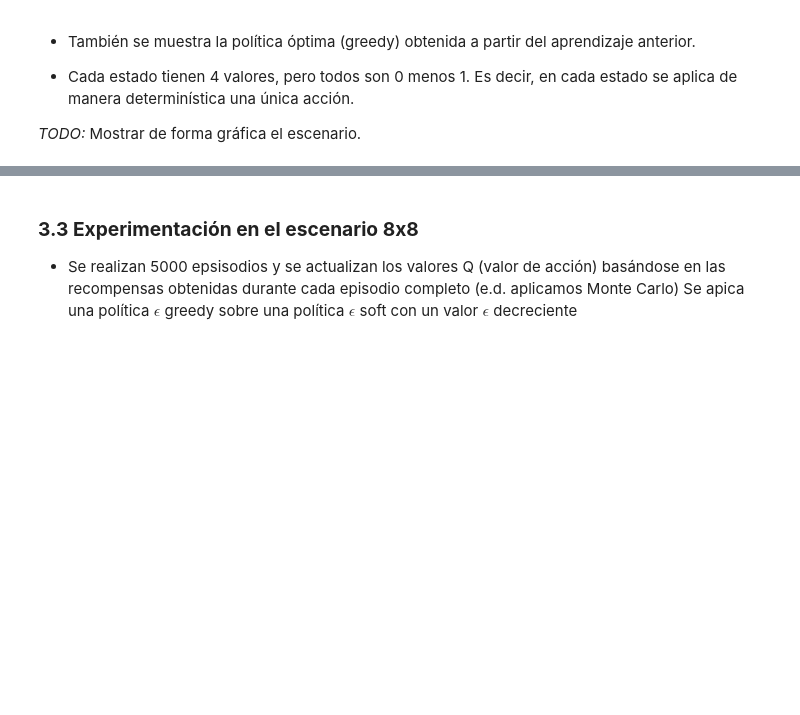
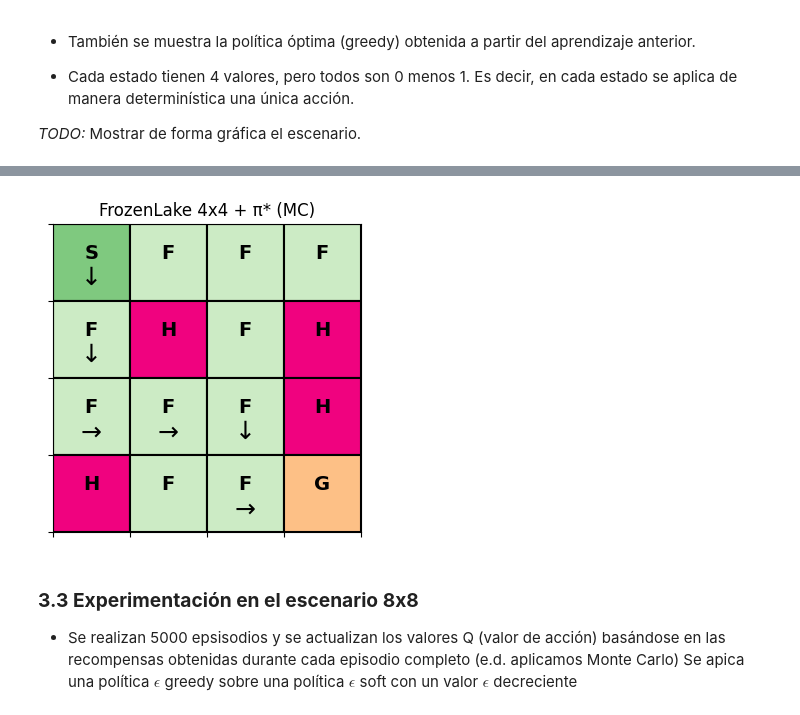
Before and after one commit to dac012/ValeraSanchezMontes-RL, a Jupyter notebook: parte2/MonteCarloTodasLasVisitas.ipynb, the cells around one changed output, grey strips where cells are left out. Drawn from its saved outputs; the diff is of its cells as text; code cells hidden in the pictures; blank space fills up the shorter version.

```diff
--- a/parte2/MonteCarloTodasLasVisitas.ipynb
+++ b/parte2/MonteCarloTodasLasVisitas.ipynb
@@ -433,6 +417,10 @@ SFFF
 FHFH
 FFFH
 HFFG
+# %%
+plot_frozenlake_map_with_pi_star(env4, pi, title="FrozenLake 4x4 + π* (MC)")
+# %% [output]
+[figure, added]
 # %% [markdown]
 ### **3.3 Experimentación en el escenario 8x8**
 
```
Also changed, not shown: parts of 21 cells of this notebook, 4 other files.
